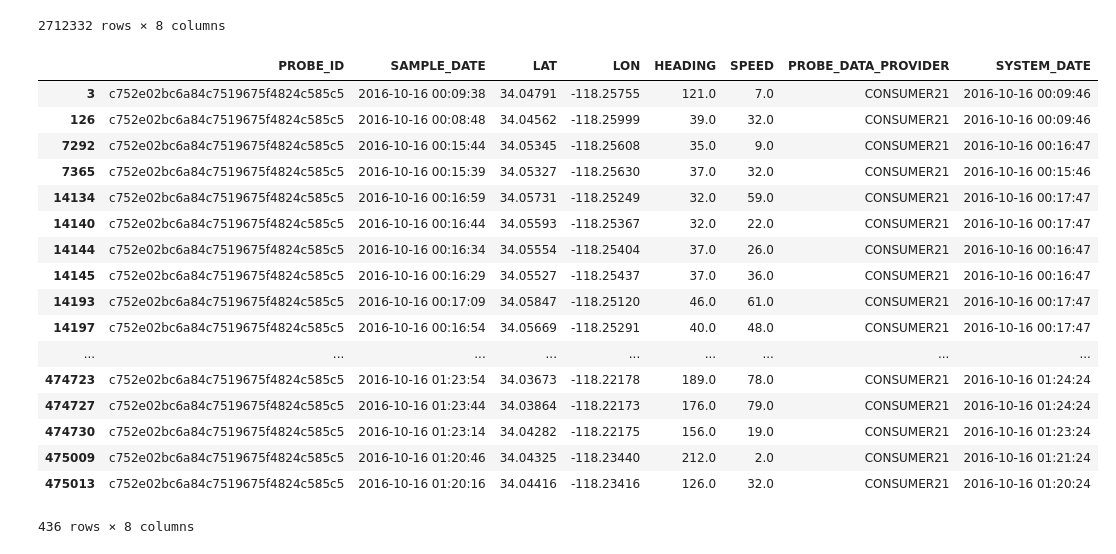
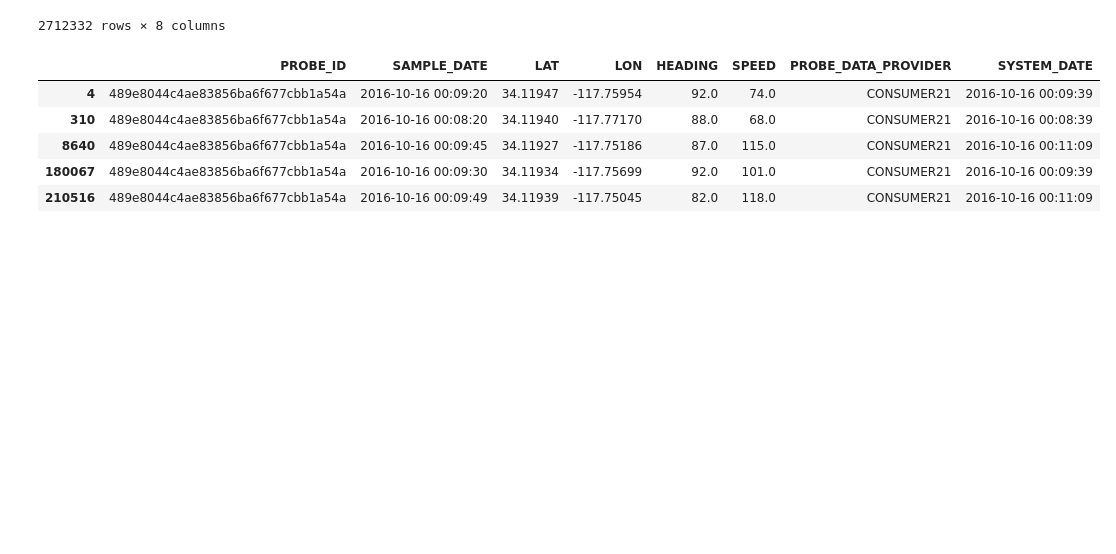
Before and after one commit to jan-xu/accident-prediction, a Jupyter notebook: Explo dataset speed.ipynb, the cells around one changed output. Saved outputs shown, nothing was run; the diff lists cells and outputs as text; code cells hidden in the pictures; blank space fills up the shorter version.

```diff
--- a/Explo dataset speed.ipynb
+++ b/Explo dataset speed.ipynb
@@ -68,25 +68,13 @@ db_group
 | 2712331 | NaN | 2016-10-16 23:59:46 | 34.151287 | -118.098679 | 99.0 | 107.0 | CONSUMER14 | 2016-10-16 23:59:48 |
 2712332 rows × 8 columns
 # %%
-user_1 = db_1[db_1['PROBE_ID'] == 'c752e02bc6a84c7519675f4824c585c5']
-user_1
+user_1 = db_1[db_1['PROBE_ID'] == '489e8044c4ae83856ba6f677cbb1a54a']
+user_1.head()
 # %% [output]
 |  | PROBE_ID | SAMPLE_DATE | LAT | LON | HEADING | SPEED | PROBE_DATA_PROVIDER | SYSTEM_DATE |
-| 3 | c752e02bc6a84c7519675f4824c585c5 | 2016-10-16 00:09:38 | 34.04791 | -118.25755 | 121.0 | 7.0 | CONSUMER21 | 2016-10-16 00:09:46 |
-| 126 | c752e02bc6a84c7519675f4824c585c5 | 2016-10-16 00:08:48 | 34.04562 | -118.25999 | 39.0 | 32.0 | CONSUMER21 | 2016-10-16 00:09:46 |
-| 7292 | c752e02bc6a84c7519675f4824c585c5 | 2016-10-16 00:15:44 | 34.05345 | -118.25608 | 35.0 | 9.0 | CONSUMER21 | 2016-10-16 00:16:47 |
-| 7365 | c752e02bc6a84c7519675f4824c585c5 | 2016-10-16 00:15:39 | 34.05327 | -118.25630 | 37.0 | 32.0 | CONSUMER21 | 2016-10-16 00:15:46 |
-| 14134 | c752e02bc6a84c7519675f4824c585c5 | 2016-10-16 00:16:59 | 34.05731 | -118.25249 | 32.0 | 59.0 | CONSUMER21 | 2016-10-16 00:17:47 |
-| 14140 | c752e02bc6a84c7519675f4824c585c5 | 2016-10-16 00:16:44 | 34.05593 | -118.25367 | 32.0 | 22.0 | CONSUMER21 | 2016-10-16 00:17:47 |
-| 14144 | c752e02bc6a84c7519675f4824c585c5 | 2016-10-16 00:16:34 | 34.05554 | -118.25404 | 37.0 | 26.0 | CONSUMER21 | 2016-10-16 00:16:47 |
-| 14145 | c752e02bc6a84c7519675f4824c585c5 | 2016-10-16 00:16:29 | 34.05527 | -118.25437 | 37.0 | 36.0 | CONSUMER21 | 2016-10-16 00:16:47 |
-| 14193 | c752e02bc6a84c7519675f4824c585c5 | 2016-10-16 00:17:09 | 34.05847 | -118.25120 | 46.0 | 61.0 | CONSUMER21 | 2016-10-16 00:17:47 |
-| 14197 | c752e02bc6a84c7519675f4824c585c5 | 2016-10-16 00:16:54 | 34.05669 | -118.25291 | 40.0 | 48.0 | CONSUMER21 | 2016-10-16 00:17:47 |
-| ... | ... | ... | ... | ... | ... | ... | ... | ... |
-| 474723 | c752e02bc6a84c7519675f4824c585c5 | 2016-10-16 01:23:54 | 34.03673 | -118.22178 | 189.0 | 78.0 | CONSUMER21 | 2016-10-16 01:24:24 |
-| 474727 | c752e02bc6a84c7519675f4824c585c5 | 2016-10-16 01:23:44 | 34.03864 | -118.22173 | 176.0 | 79.0 | CONSUMER21 | 2016-10-16 01:24:24 |
-| 474730 | c752e02bc6a84c7519675f4824c585c5 | 2016-10-16 01:23:14 | 34.04282 | -118.22175 | 156.0 | 19.0 | CONSUMER21 | 2016-10-16 01:23:24 |
-| 475009 | c752e02bc6a84c7519675f4824c585c5 | 2016-10-16 01:20:46 | 34.04325 | -118.23440 | 212.0 | 2.0 | CONSUMER21 | 2016-10-16 01:21:24 |
-| 475013 | c752e02bc6a84c7519675f4824c585c5 | 2016-10-16 01:20:16 | 34.04416 | -118.23416 | 126.0 | 32.0 | CONSUMER21 | 2016-10-16 01:20:24 |
+| 4 | 489e8044c4ae83856ba6f677cbb1a54a | 2016-10-16 00:09:20 | 34.11947 | -117.75954 | 92.0 | 74.0 | CONSUMER21 | 2016-10-16 00:09:39 |
+| 310 | 489e8044c4ae83856ba6f677cbb1a54a | 2016-10-16 00:08:20 | 34.11940 | -117.77170 | 88.0 | 68.0 | CONSUMER21 | 2016-10-16 00:08:39 |
+| 8640 | 489e8044c4ae83856ba6f677cbb1a54a | 2016-10-16 00:09:45 | 34.11927 | -117.75186 | 87.0 | 115.0 | CONSUMER21 | 2016-10-16 00:11:09 |
+| 180067 | 489e8044c4ae83856ba6f677cbb1a54a | 2016-10-16 00:09:30 | 34.11934 | -117.75699 | 92.0 | 101.0 | CONSUMER21 | 2016-10-16 00:09:39 |
+| 210516 | 489e8044c4ae83856ba6f677cbb1a54a | 2016-10-16 00:09:49 | 34.11939 | -117.75045 | 82.0 | 118.0 | CONSUMER21 | 2016-10-16 00:11:09 |
-436 rows × 8 columns
 # %%
```
Also changed, not shown: parts of 22 cells of this notebook.
